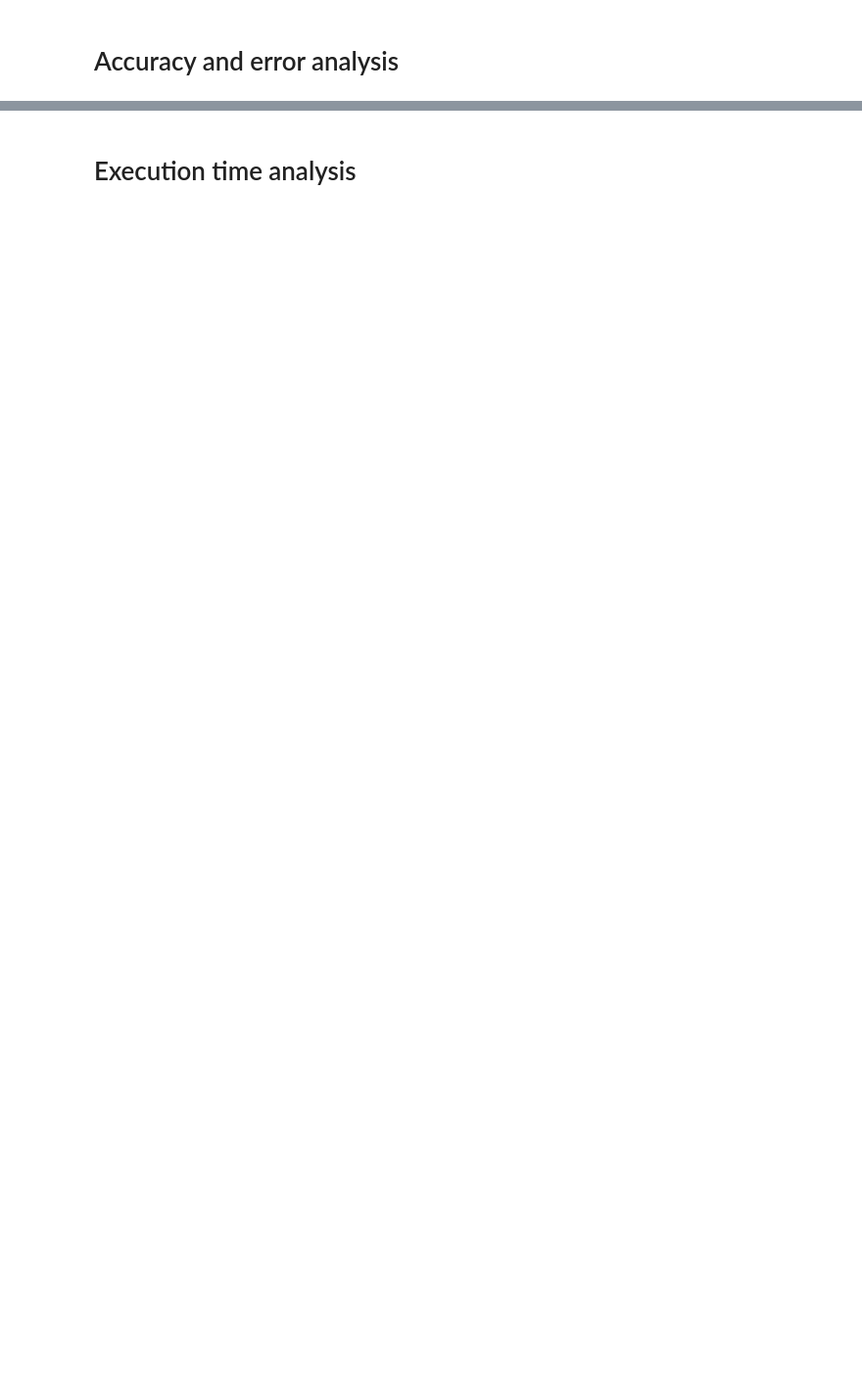
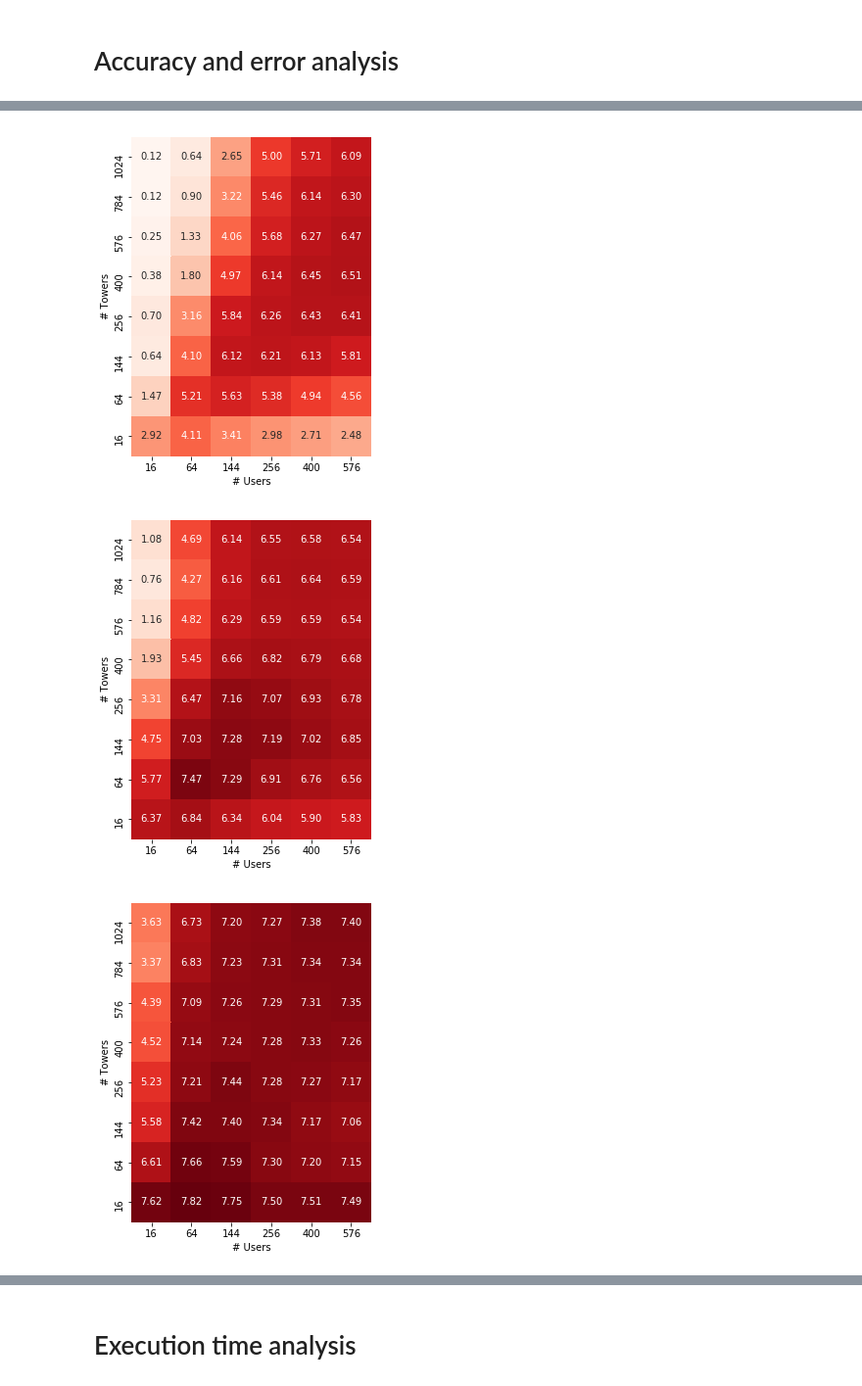
Before and after one commit to leopiney/tscf, a Jupyter notebook: evaluation-results-analysis.ipynb, the cells around one changed output, grey strips where cells are left out. Shown at 98% size. Saved outputs shown, nothing was run; the diff lists cells and outputs as text; code cells hidden in the pictures; blank space fills up the shorter version.

```diff
--- a/evaluation-results-analysis.ipynb
+++ b/evaluation-results-analysis.ipynb
@@ -87,17 +87,19 @@ for i, vel in enumerate(velocities):
 # %%
-# velocities = ['(0.01, 0.01)', '(0.04, 0.04)', '(0.1, 0.1)']
-# velocities = ['(0.01, 0.02)', '(0.02, 0.04)', '(0.04, 0.08)', '(0.08, 0.1)']
-# n_velocity_values = len(velocities)
+for i, vel in enumerate(df_eval.velocity.unique()):
+    fig, axes = plt.subplots(nrows=1, ncols=1, figsize=(6, 6))
+    plot_heatmap(
+        vel_restriction=vel,
+        metric='error',
+        ax=axes,
+        title=f'Velocity {vel}',
+        cbar=False,
+        cmap='Reds',
+        vmin=df_eval.error.min(),
+        vmax=df_eval.error.max(),
+    )
 
-# for i, vel in enumerate(velocities):
-#     fig, axes = plt.subplots(nrows=1, ncols=1, figsize=(6, 6))
-#     plot_heatmap(
-#         vel_restriction=vel,
-#         title=f'Velocity {vel}',
-#         metric='accuracy',
-#         ax=axes,
-#         vmin=0,
-#         vmax=1,
-#         cbar=False)
-
-#     plt.savefig(f'./accuracy_{model}_{vel}.png', dpi=300)
+    plt.savefig(f'./error_{model}_{vel}.png', dpi=300)
+# %% [output]
+[figure, added]
+[figure, added]
+[figure, added]
```
Also changed, not shown: parts of 19 cells of this notebook, 14 other files.
